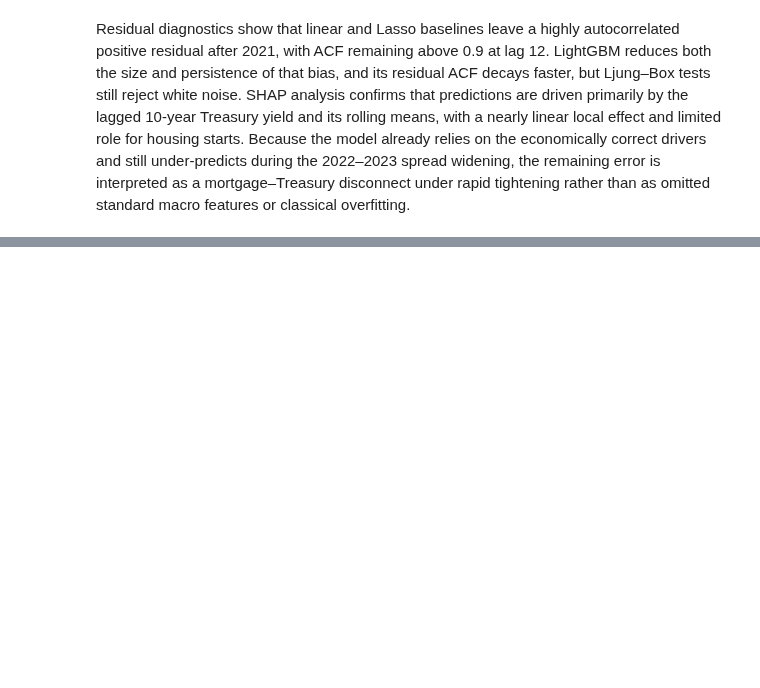
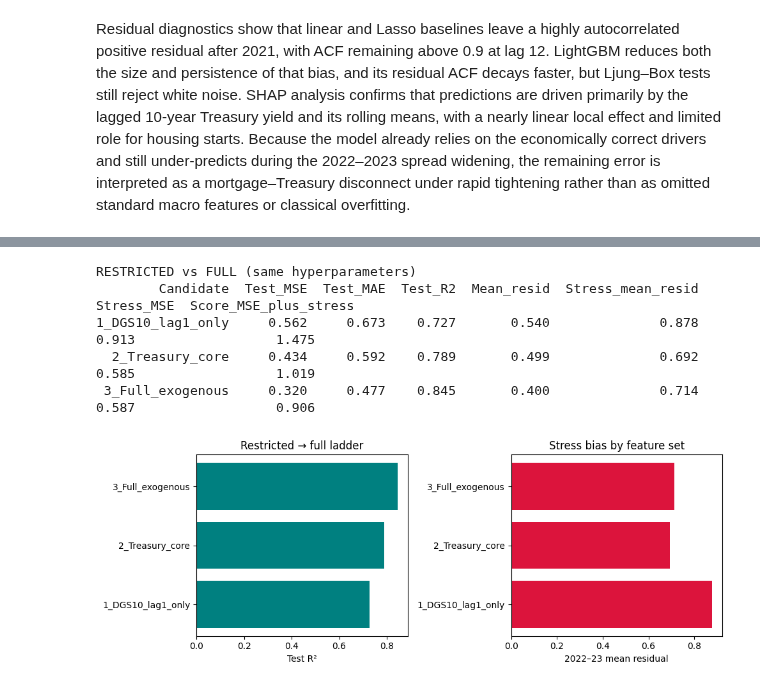
Before and after one commit to lynchpo/dragon_exploder_fred, a Jupyter notebook: baseline_models_FRED.ipynb, the cells around one changed output, grey strips where cells are left out. Drawn from its saved outputs; the diff is of its cells as text; code cells hidden in the pictures; blank space fills up the shorter version.

```diff
--- a/baseline_models_FRED.ipynb
+++ b/baseline_models_FRED.ipynb
@@ -752,0 +926,18 @@ Residual diagnostics show that linear and Lasso baselines leave a highly autocor
+# %%
+# Retune without early stopping
+grid2 = list(product([0.03, 0.05], [4, 5], [15, 31]))
+rows2 = []
+for lr, depth, leaves in grid2:
+    m = lgb.LGBMRegressor(
+        n_estimators=500, learning_rate=lr, max_depth=depth, num_leaves=leaves,
+        subsample=0.8, colsample_bytree=0.8, random_state=42, verbosity=-1,
+    )
+    m.fit(X_fit, y_fit)
+    pred = m.predict(X_val)
+    rows2.append({
+        'lr': lr, 'depth': depth, 'leaves': leaves,
+        'val_MSE': mean_squared_error(y_val, pred),
+        'val_MAE': mean_absolute_error(y_val, pred),
+    })
+# Rank by val_MSE (not R²) to avoid mean-level trap in flat regimes
+pd.DataFrame(rows2).sort_values('val_MSE').head()
@@ -752,0 +1118,46 @@ Residual diagnostics show that linear and Lasso baselines leave a highly autocor
+# %%
+
+# Restricted vs full — ladder of exogenous content
+
+treasury_only = [c for c in features if c.startswith('DGS10') or c in ['YIELD_SPREAD'] or c.startswith('YIELD_SPREAD')]
+# keep it tight if the list is huge:
+treasury_core = [c for c in [
+    'DGS10', 'DGS10_lag1', 'DGS10_lag2', 'DGS10_lag4',
+    'DGS10_roll4_mean', 'DGS10_roll12_mean', 'DGS10_roll4_std', 'DGS10_roll12_std',
+    'YIELD_SPREAD', 'YIELD_SPREAD_lag1', 'DGS10_vol12'
+] if c in features]
+dgs_lag1_only = ['DGS10_lag1'] if 'DGS10_lag1' in features else ['DGS10']
+
+# Use locked/best params from protocol winner
+best_params = CANDIDATES[best_name]
+feature_sets = {
+    '1_DGS10_lag1_only': dgs_lag1_only,
+    '2_Treasury_core': treasury_core,
+    '3_Full_exogenous': features,
+}
+
+ladder = []
+for label, cols in feature_sets.items():
+    mod, pred = fit_predict(best_params, X_tr[cols], y_tr, X_te[cols])
+    ladder.append(eval_row(label, y_te, pred, mask_tt))
+
+ladder_df = pd.DataFrame(ladder)
+print('\nRESTRICTED vs FULL (same hyperparameters)')
+print(ladder_df.round(3).to_string(index=False))
+
+# Bar chart: Test R2 and Stress mean residual
+fig, ax = plt.subplots(1, 2, figsize=(10, 3.8))
+ax[0].barh(ladder_df['Candidate'], ladder_df['Test_R2'], color='teal')
+ax[0].set_xlabel('Test R²'); ax[0].set_title('Restricted → full ladder')
+ax[1].barh(ladder_df['Candidate'], ladder_df['Stress_mean_resid'], color='crimson')
+ax[1].set_xlabel('2022–23 mean residual'); ax[1].set_title('Stress bias by feature set')
+plt.tight_layout()
+plt.savefig('restricted_vs_full_ladder.png', dpi=150, bbox_inches='tight')
+plt.show()
+# %% [output]
+RESTRICTED vs FULL (same hyperparameters)
+        Candidate  Test_MSE  Test_MAE  Test_R2  Mean_resid  Stress_mean_resid  Stress_MSE  Score_MSE_plus_stress
+1_DGS10_lag1_only     0.562     0.673    0.727       0.540              0.878       0.913                  1.475
+  2_Treasury_core     0.434     0.592    0.789       0.499              0.692       0.585                  1.019
+ 3_Full_exogenous     0.320     0.477    0.845       0.400              0.714       0.587                  0.906
+[figure, added]
```
Also changed, not shown: parts of 12 cells of this notebook.
